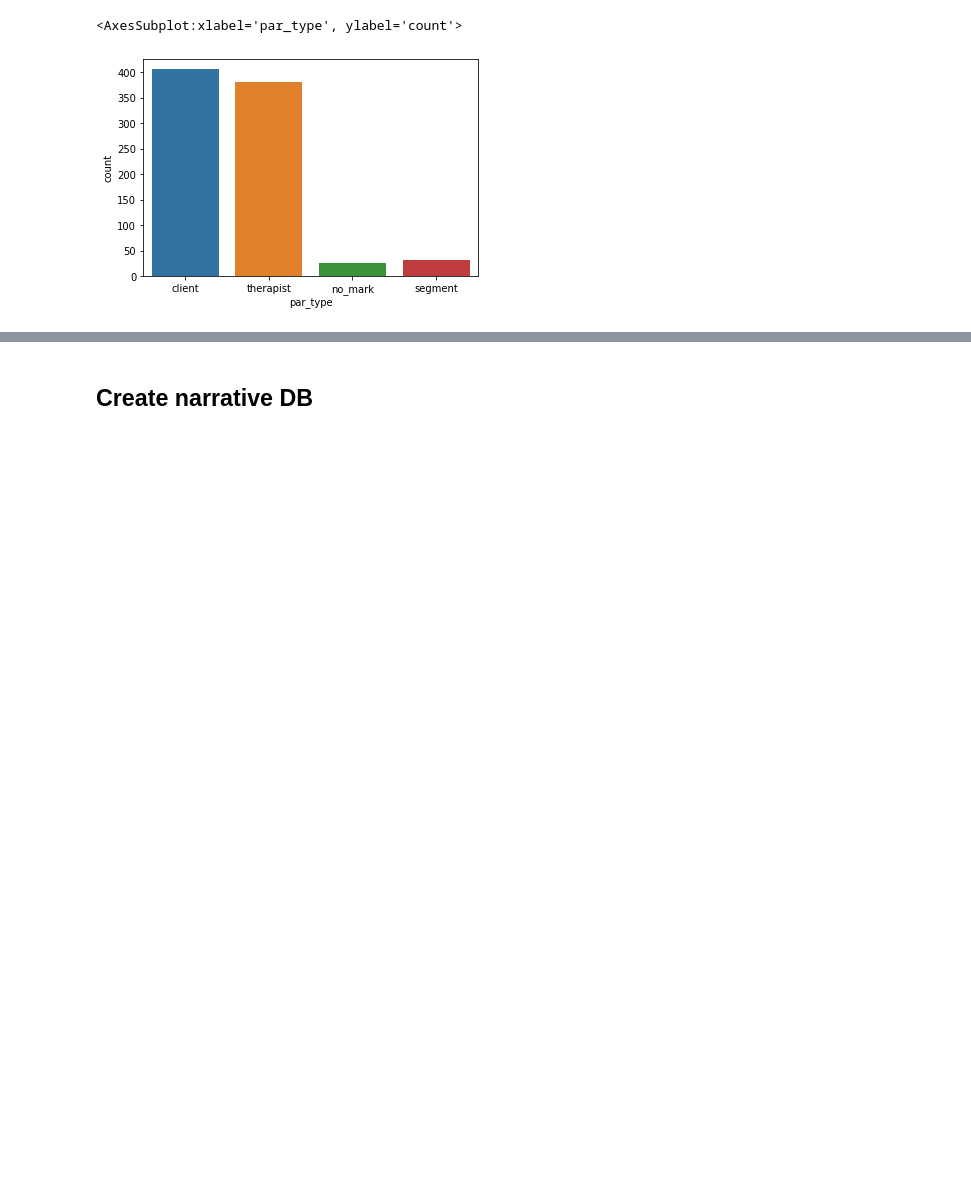
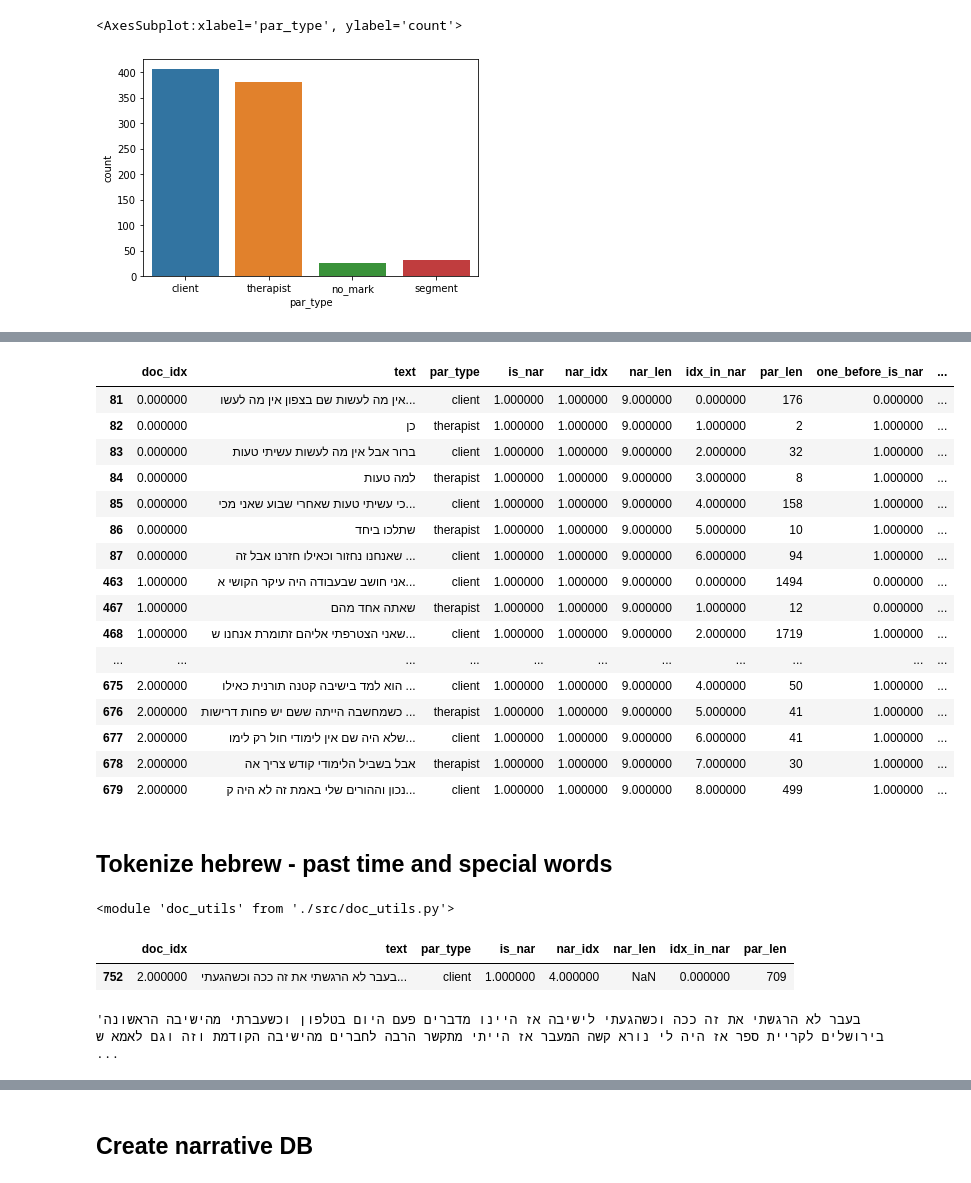
Before and after one commit to Sofy34/personal_strudy, a Jupyter notebook: thesis/01_initial_file.ipynb, the cells around one changed output, grey strips where cells are left out. Saved outputs shown, nothing was run; the diff lists cells and outputs as text; code cells hidden in the pictures; blank space fills up the shorter version.

```diff
--- a/thesis/01_initial_file.ipynb
+++ b/thesis/01_initial_file.ipynb
@@ -256,0 +234,4 @@ weighted avg       0.73      0.78      0.75       212
+# %%
+par_db['one_before_is_nar']=par_db['is_nar'].shift(periods=1, fill_value=0)
+par_db['two_before_is_nar']=par_db['is_nar'].shift(periods=2, fill_value=0)
+par_db
@@ -256,0 +252,26 @@ weighted avg       0.73      0.78      0.75       212
+# %%
+par_db[par_db['nar_idx']==1]
+# %% [output]
+|  | doc_idx | text | par_type | is_nar | nar_idx | nar_len | idx_in_nar | par_len | one_before_is_nar | ... |
+| 81 | 0.000000 | אין מה לעשות שם בצפון אין מה לעשו... | client | 1.000000 | 1.000000 | 9.000000 | 0.000000 | 176 | 0.000000 | ... |
+| 82 | 0.000000 | כן | therapist | 1.000000 | 1.000000 | 9.000000 | 1.000000 | 2 | 1.000000 | ... |
+| 83 | 0.000000 | ברור אבל אין מה לעשות עשיתי טעות | client | 1.000000 | 1.000000 | 9.000000 | 2.000000 | 32 | 1.000000 | ... |
+| 84 | 0.000000 | למה טעות | therapist | 1.000000 | 1.000000 | 9.000000 | 3.000000 | 8 | 1.000000 | ... |
+| 85 | 0.000000 | כי עשיתי טעות שאחרי שבוע שאני מכי... | client | 1.000000 | 1.000000 | 9.000000 | 4.000000 | 158 | 1.000000 | ... |
+| 86 | 0.000000 | שתלכו ביחד | therapist | 1.000000 | 1.000000 | 9.000000 | 5.000000 | 10 | 1.000000 | ... |
+| 87 | 0.000000 | שאנחנו נחזור וכאילו חזרנו אבל זה ... | client | 1.000000 | 1.000000 | 9.000000 | 6.000000 | 94 | 1.000000 | ... |
+| 463 | 1.000000 | אני חושב שבעבודה היה עיקר הקושי א... | client | 1.000000 | 1.000000 | 9.000000 | 0.000000 | 1494 | 0.000000 | ... |
+| 467 | 1.000000 | שאתה אחד מהם | therapist | 1.000000 | 1.000000 | 9.000000 | 1.000000 | 12 | 0.000000 | ... |
+| 468 | 1.000000 | שאני הצטרפתי אליהם זתומרת אנחנו ש... | client | 1.000000 | 1.000000 | 9.000000 | 2.000000 | 1719 | 1.000000 | ... |
+| ... | ... | ... | ... | ... | ... | ... | ... | ... | ... | ... |
+| 675 | 2.000000 | הוא למד בישיבה קטנה תורנית כאילו ... | client | 1.000000 | 1.000000 | 9.000000 | 4.000000 | 50 | 1.000000 | ... |
+| 676 | 2.000000 | כשמחשבה הייתה ששם יש פחות דרישות ... | therapist | 1.000000 | 1.000000 | 9.000000 | 5.000000 | 41 | 1.000000 | ... |
+| 677 | 2.000000 | שלא היה שם אין לימודי חול רק לימו... | client | 1.000000 | 1.000000 | 9.000000 | 6.000000 | 41 | 1.000000 | ... |
+| 678 | 2.000000 | אבל בשביל הלימודי קודש צריך אה | therapist | 1.000000 | 1.000000 | 9.000000 | 7.000000 | 30 | 1.000000 | ... |
+| 679 | 2.000000 | נכון וההורים שלי באמת זה לא היה ק... | client | 1.000000 | 1.000000 | 9.000000 | 8.000000 | 499 | 1.000000 | ... |
+# %% [markdown]
+## Tokenize hebrew - past time and special words
+# %%
+imp.reload(doc_utils)
+# %% [output]
+<module 'doc_utils' from './src/doc_utils.py'>
@@ -256,0 +280,11 @@ weighted avg       0.73      0.78      0.75       212
+# %%
+random_nar_par = doc_utils.get_random_par(par_db,1)
+random_nar_par
+# %% [output]
+|  | doc_idx | text | par_type | is_nar | nar_idx | nar_len | idx_in_nar | par_len |
+| 752 | 2.000000 | בעבר לא הרגשתי את זה ככה וכשהגעתי... | client | 1.000000 | 4.000000 | NaN | 0.000000 | 709 |
+# %%
+random_str = random_nar_par['text'].tolist()[0]
+random_str
+# %% [output]
+'בעבר לא הרגשתי את זה ככה וכשהגעתי לישיבה אז היינו מדברים פעם היום בטלפון וכשעברתי מהישיבה הראשונה בירושלים לקריית ספר אז היה לי נורא קשה המעבר אז הייתי מתקשר הרבה לחברים מהישיבה הקודמת וזה וגם לאמא ש ...
```
Also changed, not shown: parts of 22 cells of this notebook, 1 other file.
